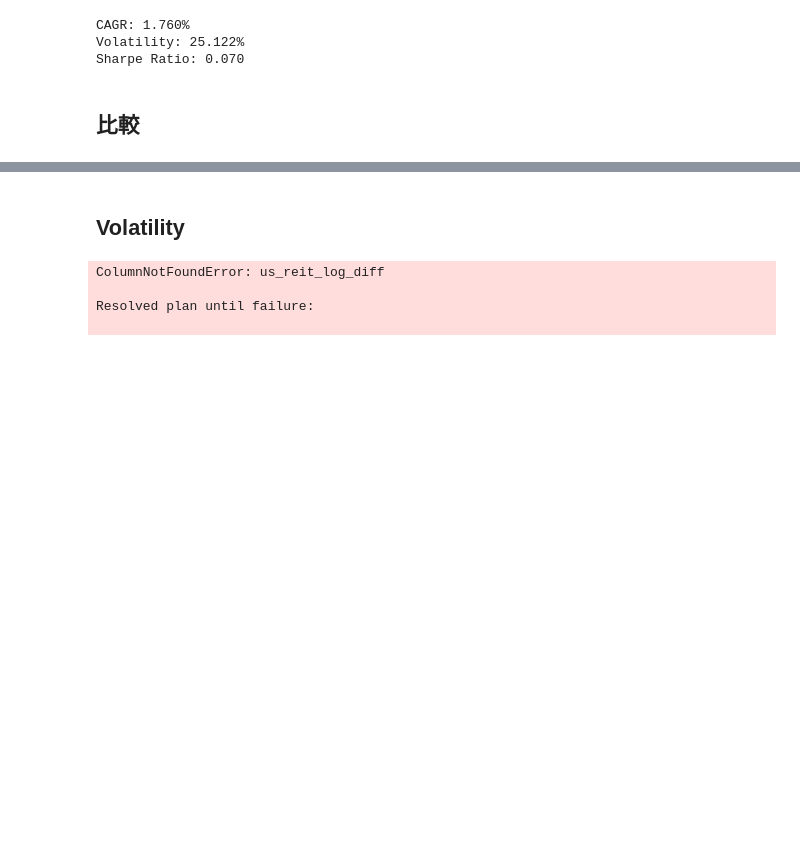
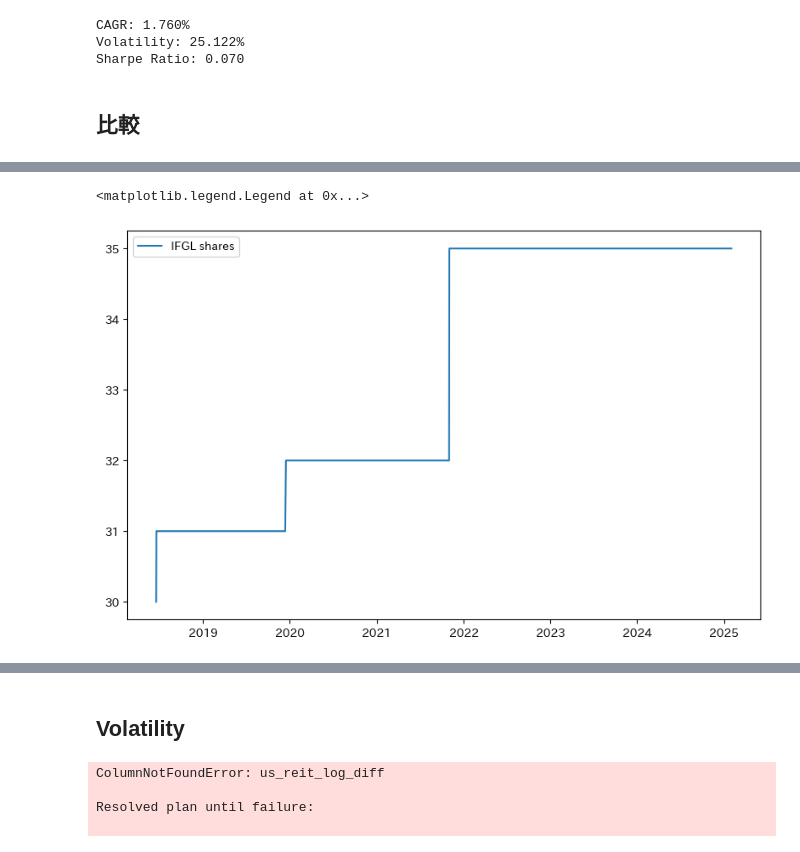
Before and after one commit to Keisei-Akiya/finance, a Jupyter notebook: src/evaluation_of_etf/reit.ipynb, the cells around one changed output, grey strips where cells are left out. Drawn from its saved outputs; the diff is of its cells as text; code cells hidden in the pictures; blank space fills up the shorter version.

```diff
--- a/src/evaluation_of_etf/reit.ipynb
+++ b/src/evaluation_of_etf/reit.ipynb
@@ -162,0 +319,7 @@ ifgl = dividends_reinvestment_return(ifgl, initial_shares=10000)
+# %%
+fig, ax = plt.subplots(figsize=(1.618*6, 6))
+ax.plot(rebalance_df['Date'], rebalance_df['IFGL_shares'], label='IFGL shares')
+ax.legend()
+# %% [output]
+<matplotlib.legend.Legend at 0x...>
+[figure, added]
```
Also changed, not shown: parts of 8 cells of this notebook.
